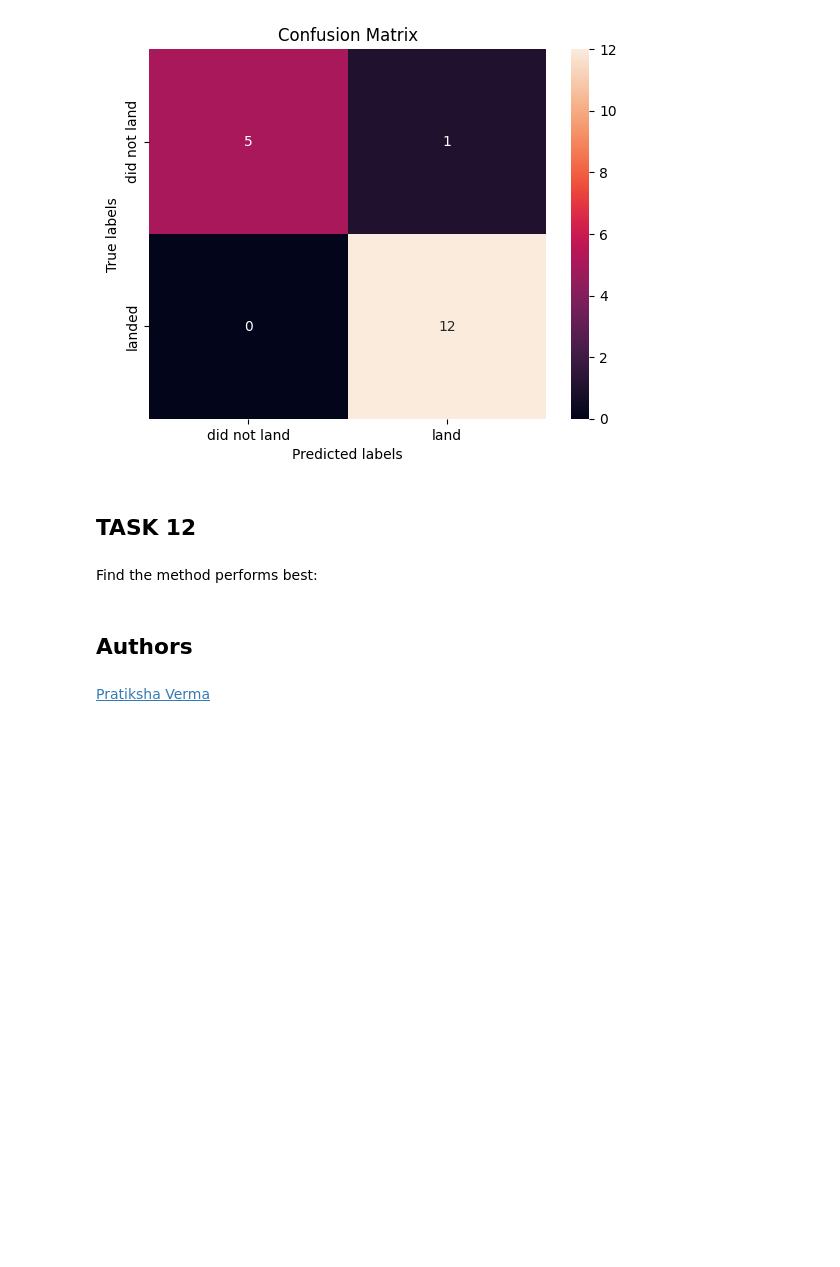
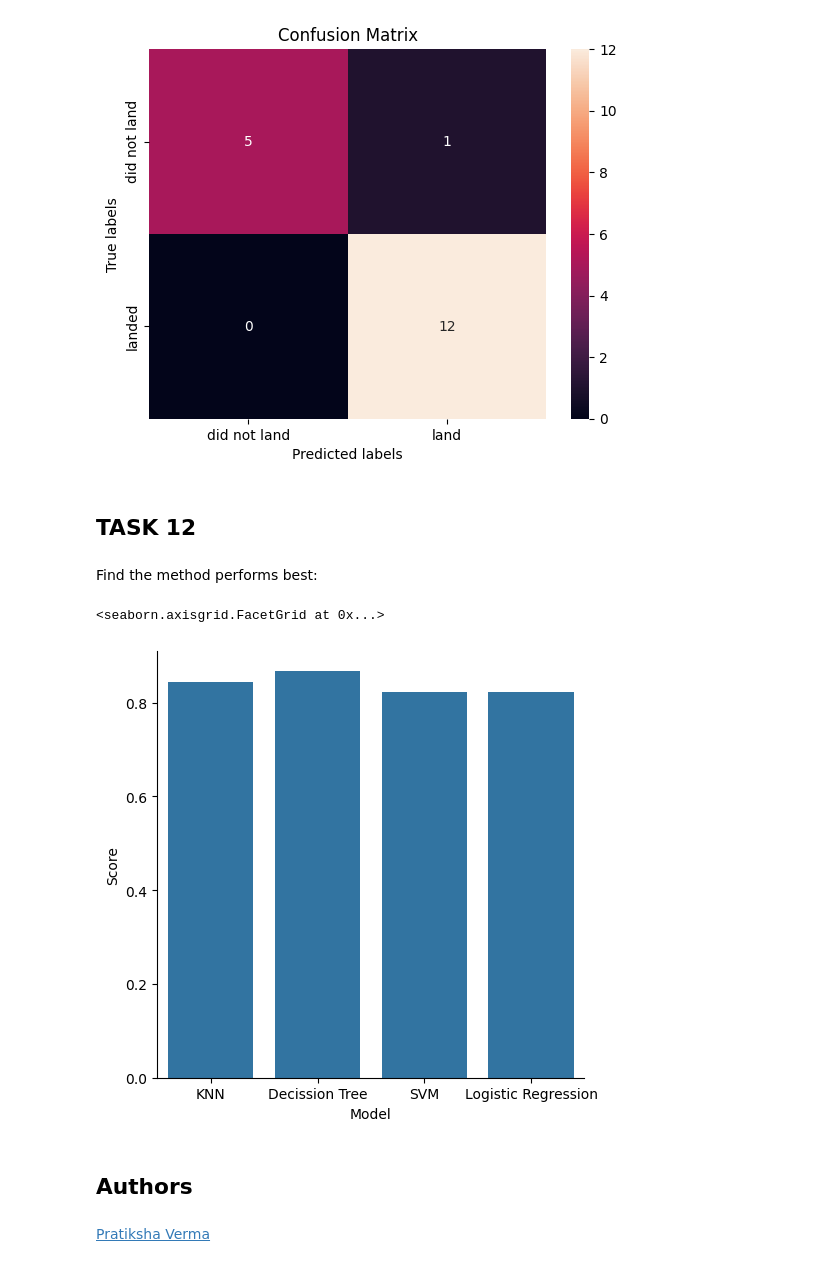
Before and after one commit to chrisbmk/IBMDataScienceProCert, a Jupyter notebook: SpaceX_Machine Learning Prediction_Part_5.ipynb, the cells around one changed output. Drawn from its saved outputs; the diff is of its cells as text; code cells hidden in the pictures; blank space fills up the shorter version.

```diff
--- a/SpaceX_Machine Learning Prediction_Part_5.ipynb
+++ b/SpaceX_Machine Learning Prediction_Part_5.ipynb
@@ -338,6 +338,13 @@ plot_confusion_matrix(Y_test, yhat)
 ## TASK  12
 # %% [markdown]
 Find the method performs best:
+# %%
+best_mod_df = pd.DataFrame(data={ 'Model': ['KNN', 'Decission Tree', 'SVM', 'Logistic Regression'],
+                                  'Score': [knn_cv.best_score_, tree_cv.best_score_, svm_cv.best_score_, logreg_cv.best_score_] })
+sns.catplot(data=best_mod_df, x='Model', y='Score', kind='bar')
+# %% [output]
+<seaborn.axisgrid.FacetGrid at 0x...>
+[figure, added]
 # %% [markdown]
 ## Authors
 # %% [markdown]
```
Also changed, not shown: parts of 6 cells of this notebook.
